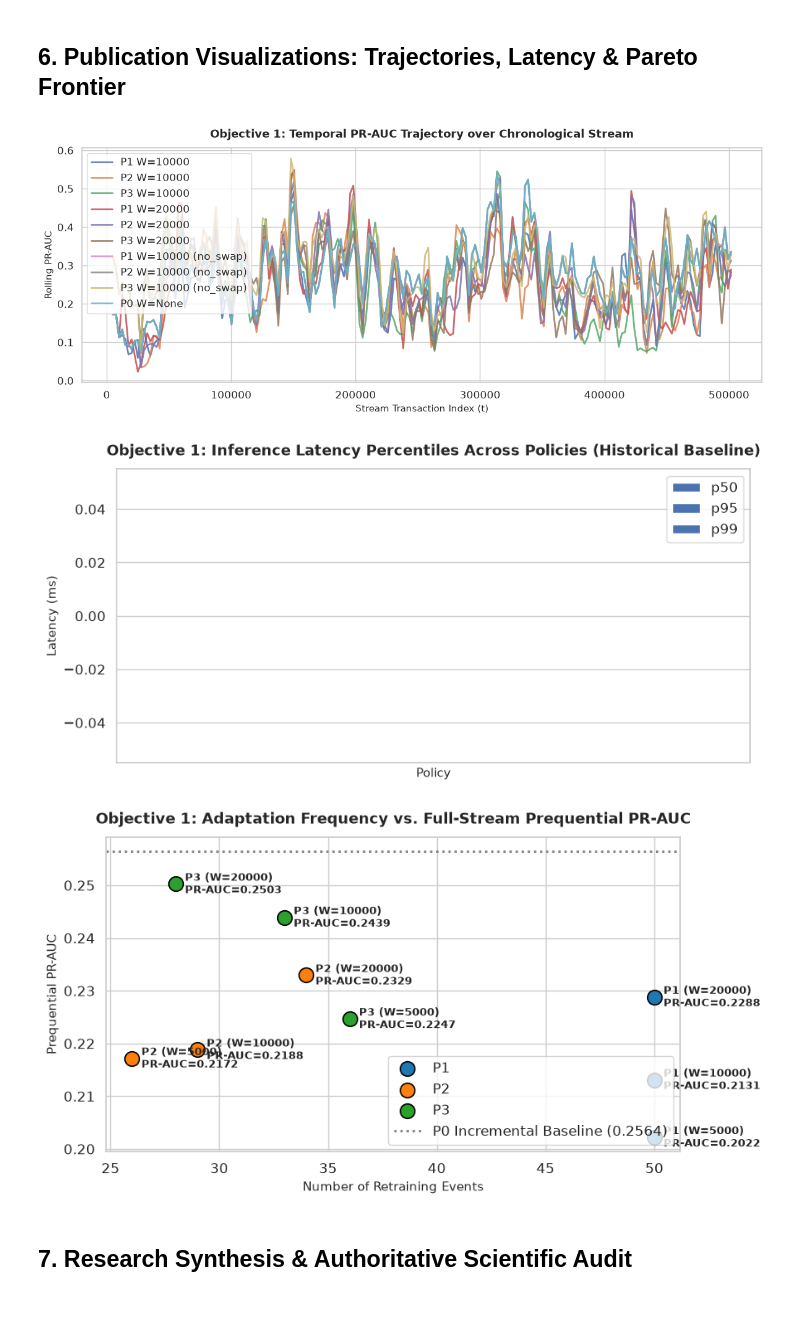
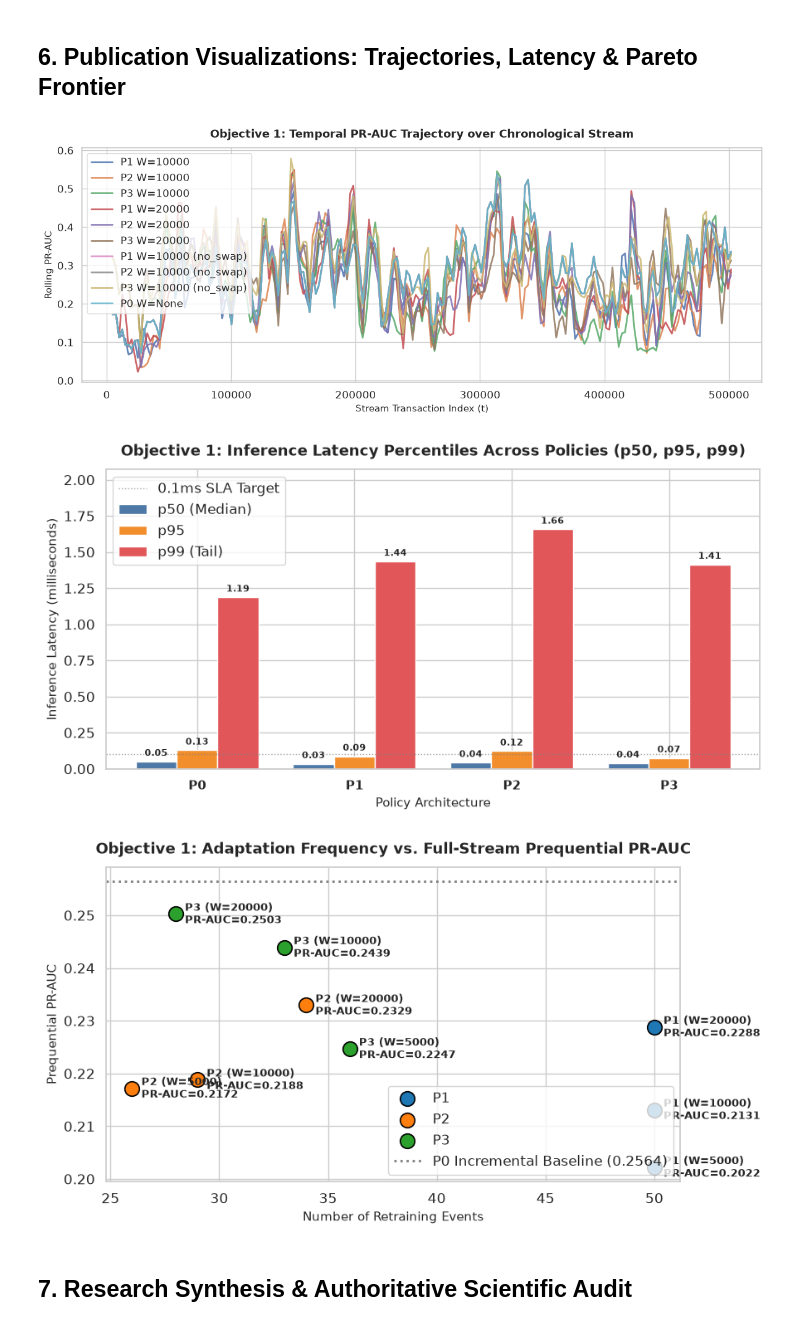
Before and after one commit to ParminderSinghGithub/adaptive-low-latency-streaming-financial-fraud-detection-with-llm-explainability, a Jupyter notebook: notebooks/05_objective1_analysis.ipynb, the cells around one changed output. Drawn from its saved outputs; the diff is of its cells as text; code cells hidden in the pictures.

Commit message:
fix(notebook05): resolve historical baseline filter in cell 12 to render latency percentiles

```diff
--- a/notebooks/05_objective1_analysis.ipynb
+++ b/notebooks/05_objective1_analysis.ipynb
@@ -503,59 +503,70 @@ else:
     plt.close(fig1)
 
 # --- Figure 2: Latency Percentiles (p50, p95, p99) ---
-fig2, ax2 = plt.subplots(figsize=(9, 4.5))
-hist_df = df_table2[df_table2["Source"] == "Historical"]
+fig2, ax2 = plt.subplots(figsize=(9, 4.8))
+hist_df = df_table2[df_table2["Source"].str.contains("Historical|Authoritative", na=False)].copy()
 labels = hist_df["Policy"].tolist()
-p50s = hist_df["Inference p50 (ms)"].tolist()
-p95s = hist_df["Inference p95 (ms)"].tolist()
-p99s = hist_df["Inference p99 (ms)"].tolist()
+p50s = [float(v) for v in hist_df["Inference p50 (ms)"]]
+p95s = [float(v) for v in hist_df["Inference p95 (ms)"]]
+p99s = [float(v) for v in hist_df["Inference p99 (ms)"]]
 
 x = np.arange(len(labels))
-width = 0.25
+width = 0.26
 
-ax2.bar(x - width, p50s, width, label="p50", color="#4e79a7")
-ax2.bar(x, p95s, width, label="p95", color="#f28e2b")
-ax2.bar(x + width, p99s, width, label="p99", color="#e15759")
+rects1 = ax2.bar(x - width, p50s, width, label="p50 (Median)", color="#4e79a7")
+rects2 = ax2.bar(x, p95s, width, label="p95", color="#f28e2b")
+rects3 = ax2.bar(x + width, p99s, width, label="p99 (Tail)", color="#e15759")
 
-ax2.set_title("Objective 1: Inference Latency Percentiles Across Policies (Historical Baseline)", fontsize=13, fontweight="bold", pad=12)
+for rects in [rects1, rects2, rects3]:
+    for r in rects:
+        h = r.get_height()
+        if h > 0:
+            ax2.annotate(f"{h:.2f}",
+                         xy=(r.get_x() + r.get_width() / 2, h),
+                         xytext=(0, 3), textcoords="offset points",
+                         ha="center", va="bottom", fontsize=8, fontweight="bold")
+
+ax2.set_title("Objective 1: Inference Latency Percentiles Across Policies (p50, p95, p99)", fontsize=13, fontweight="bold", pad=12)
 ax2.set_xticks(x)
-ax2.set_xticklabels(labels)
-ax2.set_xlabel("Policy", fontsize=11)
-ax2.set_ylabel("Latency (ms)", fontsize=11)
-ax2.legend()
+ax2.set_xticklabels(labels, fontsize=11, fontweight="bold")
+ax2.set_xlabel("Policy Architecture", fontsize=11)
+ax2.set_ylabel("Inference Latency (milliseconds)", fontsize=11)
+if p99s:
+    ax2.set_ylim(0, max(p99s) * 1.25)
+ax2.axhline(0.1, color="gray", linestyle=":", linewidth=1, alpha=0.7, label="0.1ms SLA Target")
+ax2.legend(frameon=True, facecolor="white", loc="upper left")
 fig2.tight_layout()
 fig2.savefig(FIGURES_DIR / "objective1_inference_latency_percentiles.png", dpi=300)
 plt.show()
 
 # --- Figure 3: Window Sensitivity Comparison (M1 Analysis) ---
-# DO NOT force Pareto labels; focus on W vs PR-AUC and Retrain Duration
 fig3, ax3 = plt.subplots(figsize=(9, 5))
 for pol in ["P1", "P2", "P3"]:
     pol_rows = df_table1[(df_table1["Policy"] == pol) & (df_table1["Mode"] == "Normal Swap")]
     if not pol_rows.empty:
         ax3.scatter(
             pol_rows["Adaptation Events"], pol_rows["PR-AUC"],
             s=160, color=colors.get(pol, "#333333"), label=pol, edgecolors="black", linewidths=1.2
         )
         for _, r in pol_rows.iterrows():
             ax3.annotate(
                 f"{pol} (W={r['Window Size (W)']})\nPR-AUC={r['PR-AUC']:.4f}",
                 (r["Adaptation Events"], r["PR-AUC"]),
                 textcoords="offset points", xytext=(8, -8), fontsize=9, fontweight="bold"
             )
 
 p0_auc = baseline_pr_auc
 ax3.axhline(p0_auc, color=colors["P0"], linestyle=":", linewidth=2, label=f"P0 Incremental Baseline ({p0_auc:.4f})")
 ax3.set_title("Objective 1: Adaptation Frequency vs. Full-Stream Prequential PR-AUC", fontsize=13, fontweight="bold", pad=12)
 ax3.set_xlabel("Number of Retraining Events", fontsize=11)
 ax3.set_ylabel("Prequential PR-AUC", fontsize=11)
 ax3.legend(loc="lower right")
 fig3.tight_layout()
 fig3.savefig(FIGURES_DIR / "objective1_policy_prauc_comparison.png", dpi=300)
 plt.show()
 # %% [output]
 [figure]
-[figure, old version]
+[figure, new version]
 [figure]
 # %% [markdown]
 ## 7. Research Synthesis & Authoritative Scientific Audit
```
